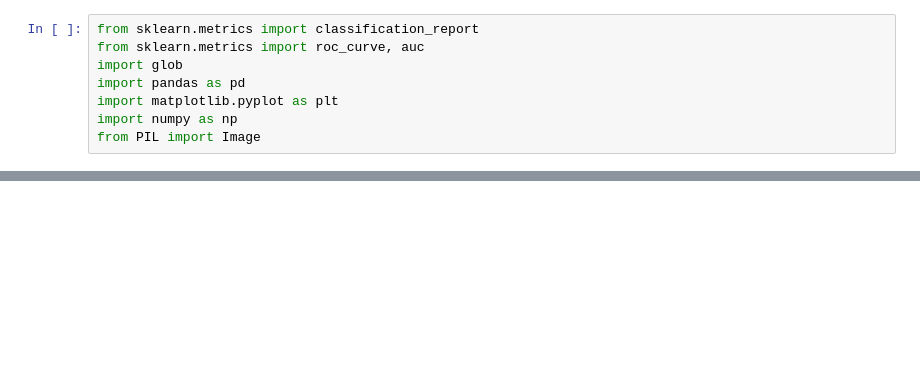
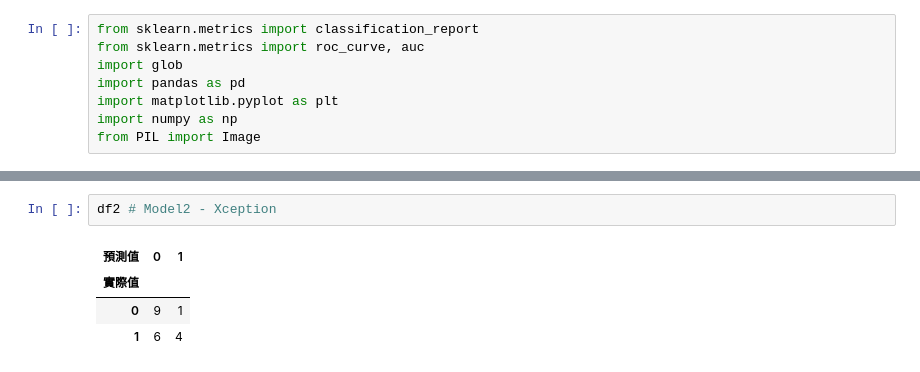
Before and after one commit to JunEden/Tensorflow, a Jupyter notebook: 「圖形呈現_ipynb」的副本.ipynb, the cells around one changed output, grey strips where cells are left out. Cells and saved outputs as stored; diff of their text form; blank space fills up the shorter version.

```diff
--- a/「圖形呈現_ipynb」的副本.ipynb
+++ b/「圖形呈現_ipynb」的副本.ipynb
@@ -26,0 +182,7 @@ pd.crosstab(y_test, pre, rownames=['實際值'], colnames=['預測值'])
+# %%
+df2 # Model2 - Xception
+# %% [output]
+| 預測值 | 0 | 1 |
+| 實際值 |  |  |
+| 0 | 9 | 1 |
+| 1 | 6 | 4 |
```
Also changed, not shown: parts of 43 cells of this notebook.
